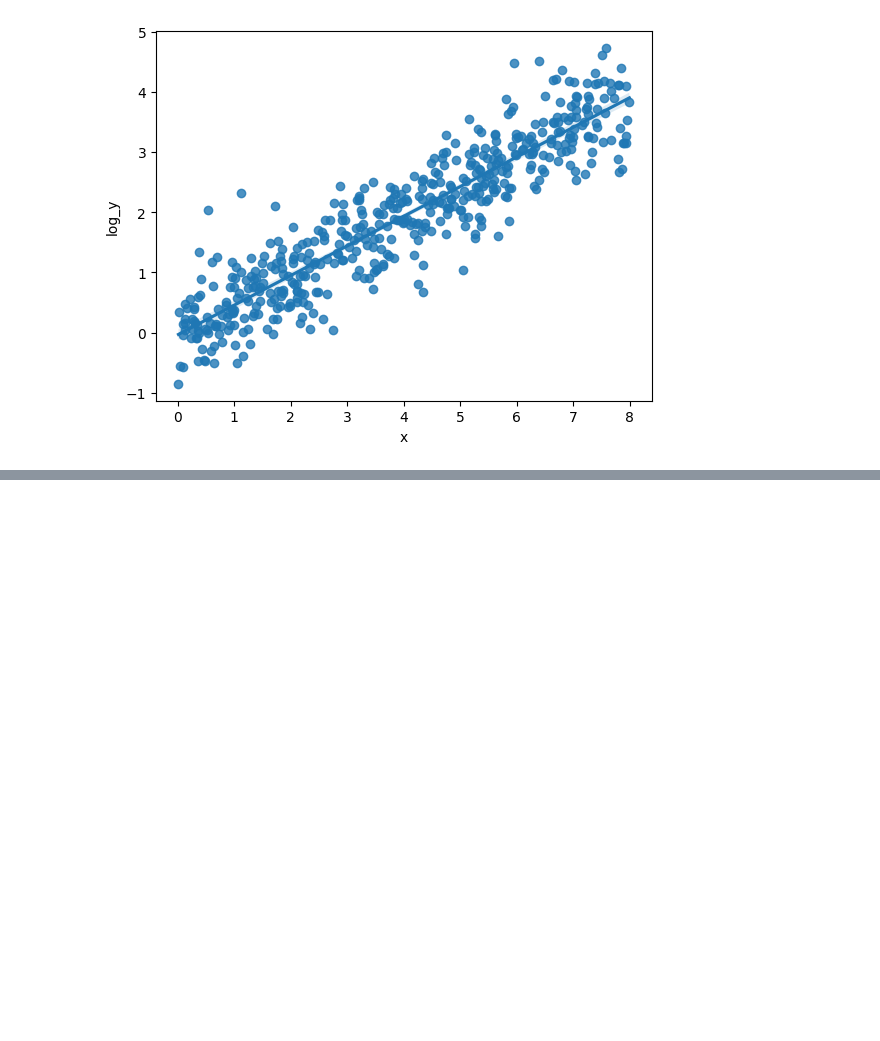
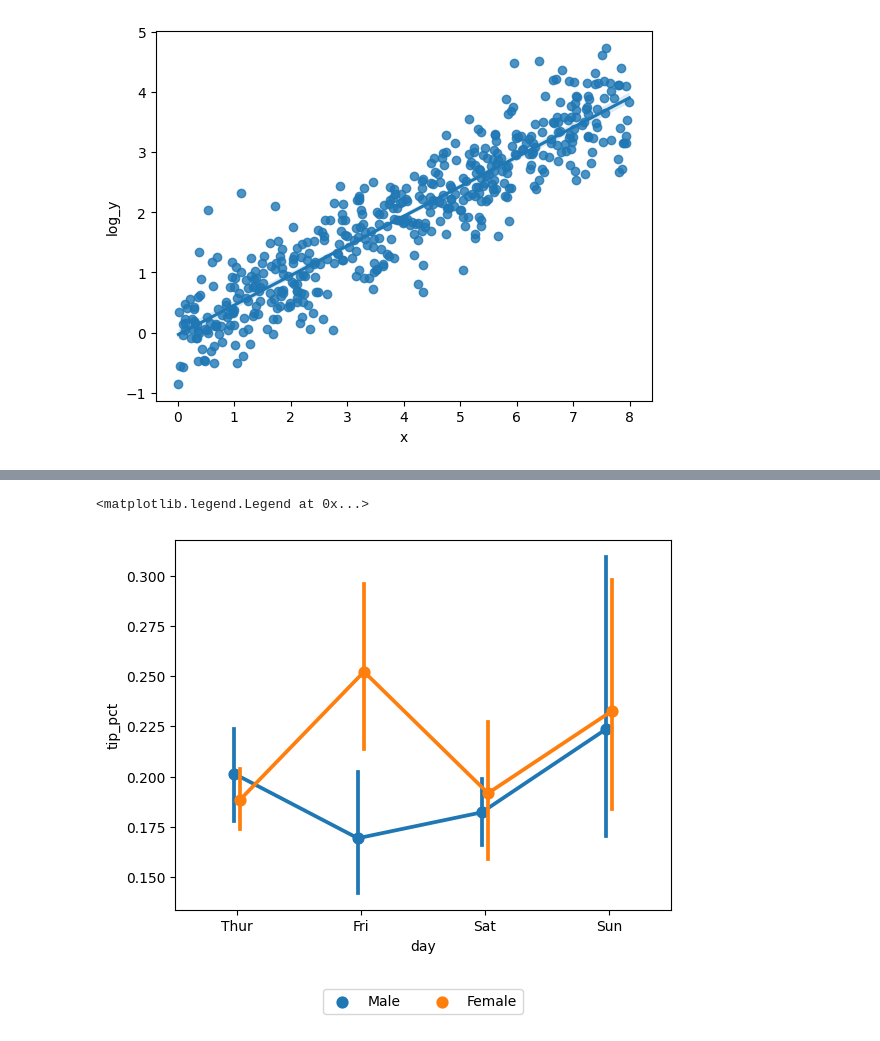
Before and after one commit to gfrigo/AnaliseDescritiva, a Jupyter notebook: Anotações/Descritiva_II.ipynb, the cells around one changed output, grey strips where cells are left out. Drawn from its saved outputs; the diff is of its cells as text; code cells hidden in the pictures; blank space fills up the shorter version.

```diff
--- a/Anotações/Descritiva_II.ipynb
+++ b/Anotações/Descritiva_II.ipynb
@@ -226,0 +269,8 @@ df4_log.corr()
+# %%
+ax = sns.pointplot(x="day", y="tip_pct", hue = 'sex',
+                   data=tips, dodge=True, errorbar=('ci', 95))
+
+plt.legend(loc = 'lower center', bbox_to_anchor=(0.5, -.30),ncol = 3)
+# %% [output]
+<matplotlib.legend.Legend at 0x...>
+[figure, added]
```
Also changed, not shown: parts of 8 cells of this notebook, 3 other files.
